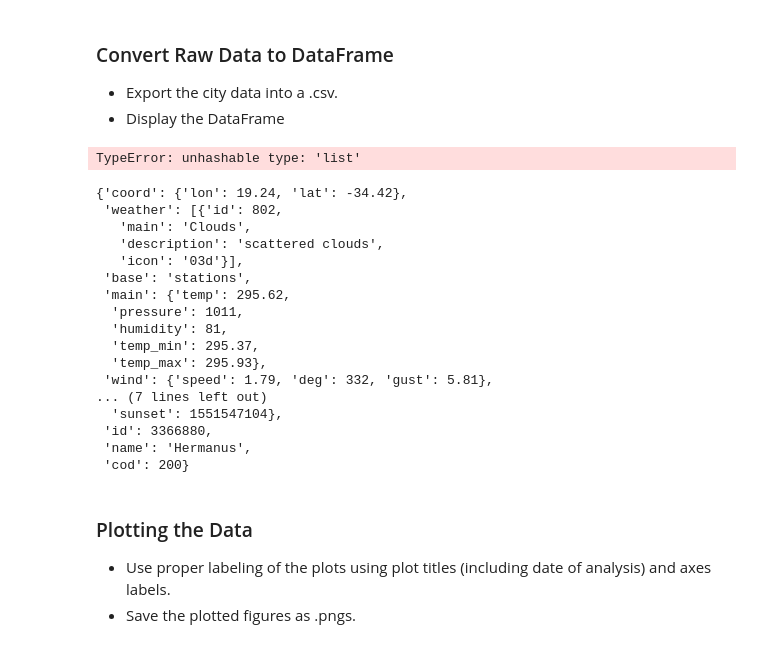
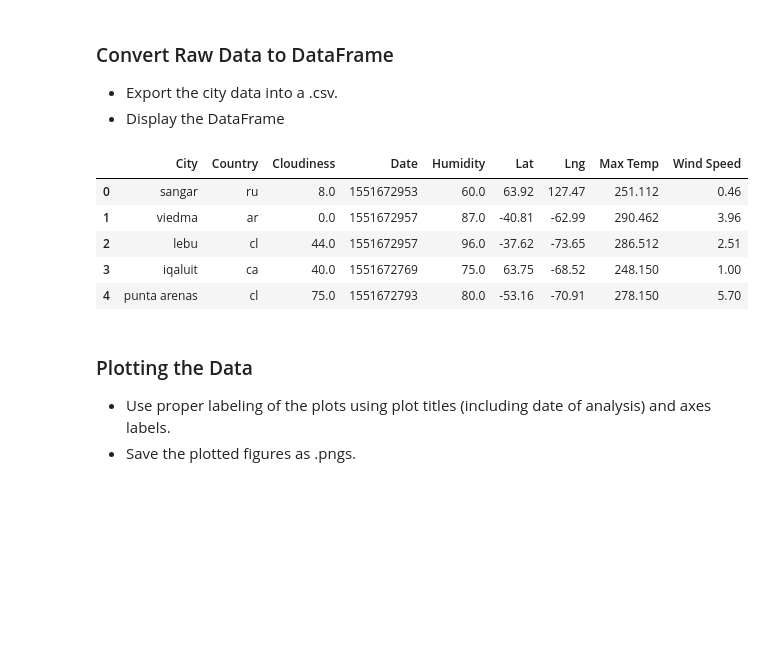
Before and after one commit to davidgmathews/HW_6_Whats_the_Weather_Like, a Jupyter notebook: WeatherPy.ipynb, the cells around one changed output. Saved outputs shown, nothing was run; the diff lists cells and outputs as text; code cells hidden in the pictures; blank space fills up the shorter version.

```diff
--- a/WeatherPy.ipynb
+++ b/WeatherPy.ipynb
@@ -76,13 +110,0 @@ query_url="http://api.openweathermap.org/data/2.5/weather?"
-# %%
-#cities[1:5]
-for i in range(len(data_dict.index)):
-    response = requests.get(f"{query_url}appid={api_key}&q={data_dict['City'][i]},{data_dict['Country'][i]}").json()
-    data_dict.loc[i,["Cloudiness"]]=response['clouds']['all']
-    #data_dict[i,["Date"]]=response['dt']
-    data_dict[i,["Humidity"]]=response['main']['humidity']
-    data_dict[i,["Lat"]]=response['coord']['lat']
-    data_dict[i,["Lng"]]=response['coord']['lon']
-    data_dict[i,["Max Temp"]]=response['main']['temp_max']
-    data_dict[i,["Wind Speed"]]=response['wind']['speed']
-# %% [output]
-TypeError: unhashable type: 'list'
@@ -91,23 +111,13 @@ response=requests.get(f"{query_url}appid={api_key}&q={data_dict['City'][0]},{dat
-# %%
-response
-# %% [output]
-{'coord': {'lon': 19.24, 'lat': -34.42},
- 'weather': [{'id': 802,
-   'main': 'Clouds',
-   'description': 'scattered clouds',
-   'icon': '03d'}],
- 'base': 'stations',
- 'main': {'temp': 295.62,
-  'pressure': 1011,
-  'humidity': 81,
-  'temp_min': 295.37,
-  'temp_max': 295.93},
- 'wind': {'speed': 1.79, 'deg': 332, 'gust': 5.81},
-... (7 lines left out)
-  'sunset': 1551547104},
- 'id': 3366880,
- 'name': 'Hermanus',
- 'cod': 200}
+# %%
+data_dict.to_csv("./City_Data.csv")
+data_dict.head()
+# %% [output]
+|  | City | Country | Cloudiness | Date | Humidity | Lat | Lng | Max Temp | Wind Speed |
+| 0 | sangar | ru | 8.0 | 1551672953 | 60.0 | 63.92 | 127.47 | 251.112 | 0.46 |
+| 1 | viedma | ar | 0.0 | 1551672957 | 87.0 | -40.81 | -62.99 | 290.462 | 3.96 |
+| 2 | lebu | cl | 44.0 | 1551672957 | 96.0 | -37.62 | -73.65 | 286.512 | 2.51 |
+| 3 | iqaluit | ca | 40.0 | 1551672769 | 75.0 | 63.75 | -68.52 | 248.150 | 1.00 |
+| 4 | punta arenas | cl | 75.0 | 1551672793 | 80.0 | -53.16 | -70.91 | 278.150 | 5.70 |
 # %% [markdown]
 ### Plotting the Data
 * Use proper labeling of the plots using plot titles (including date of analysis) and axes labels.
```
Also changed, not shown: parts of 14 cells of this notebook, 6 other files.
